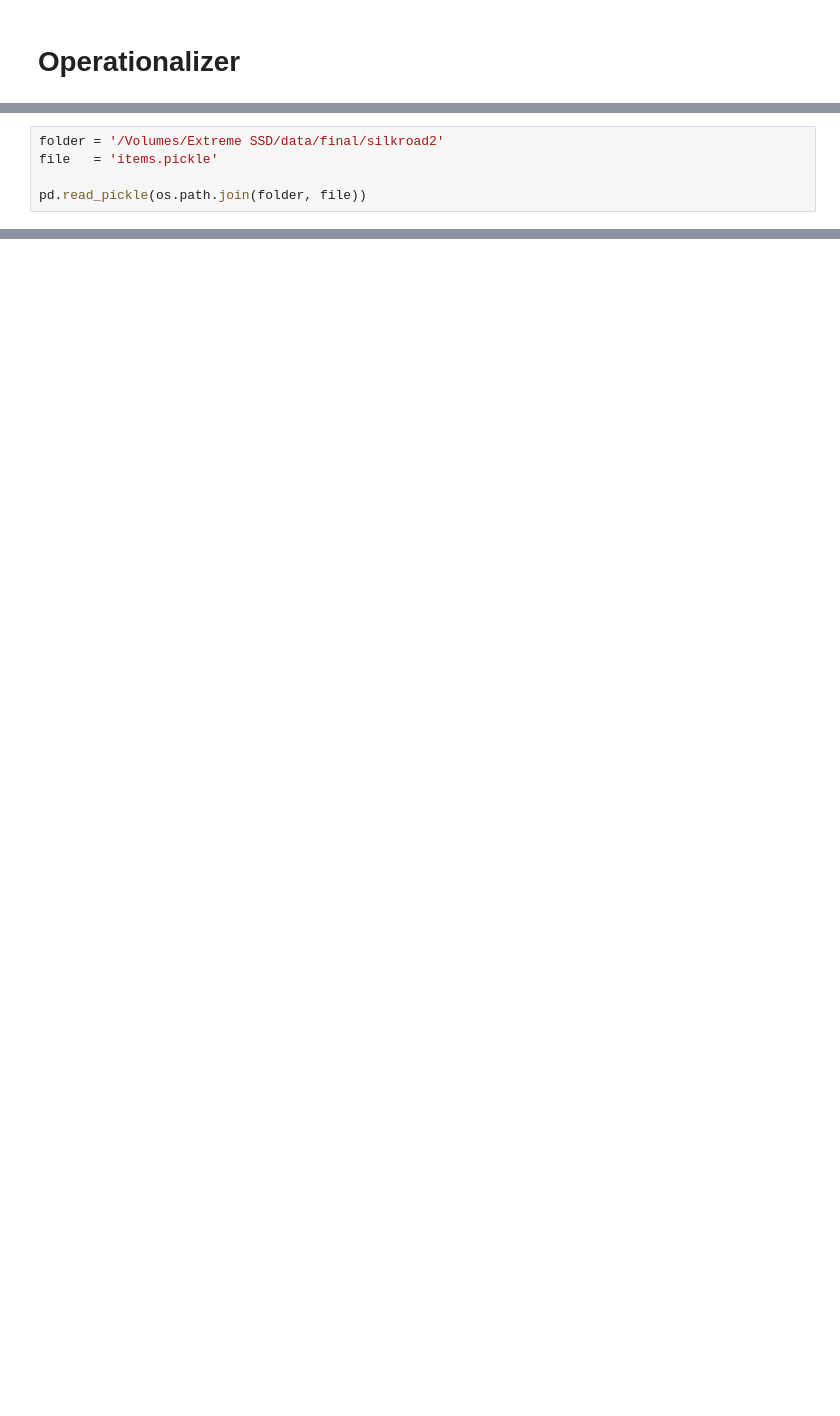
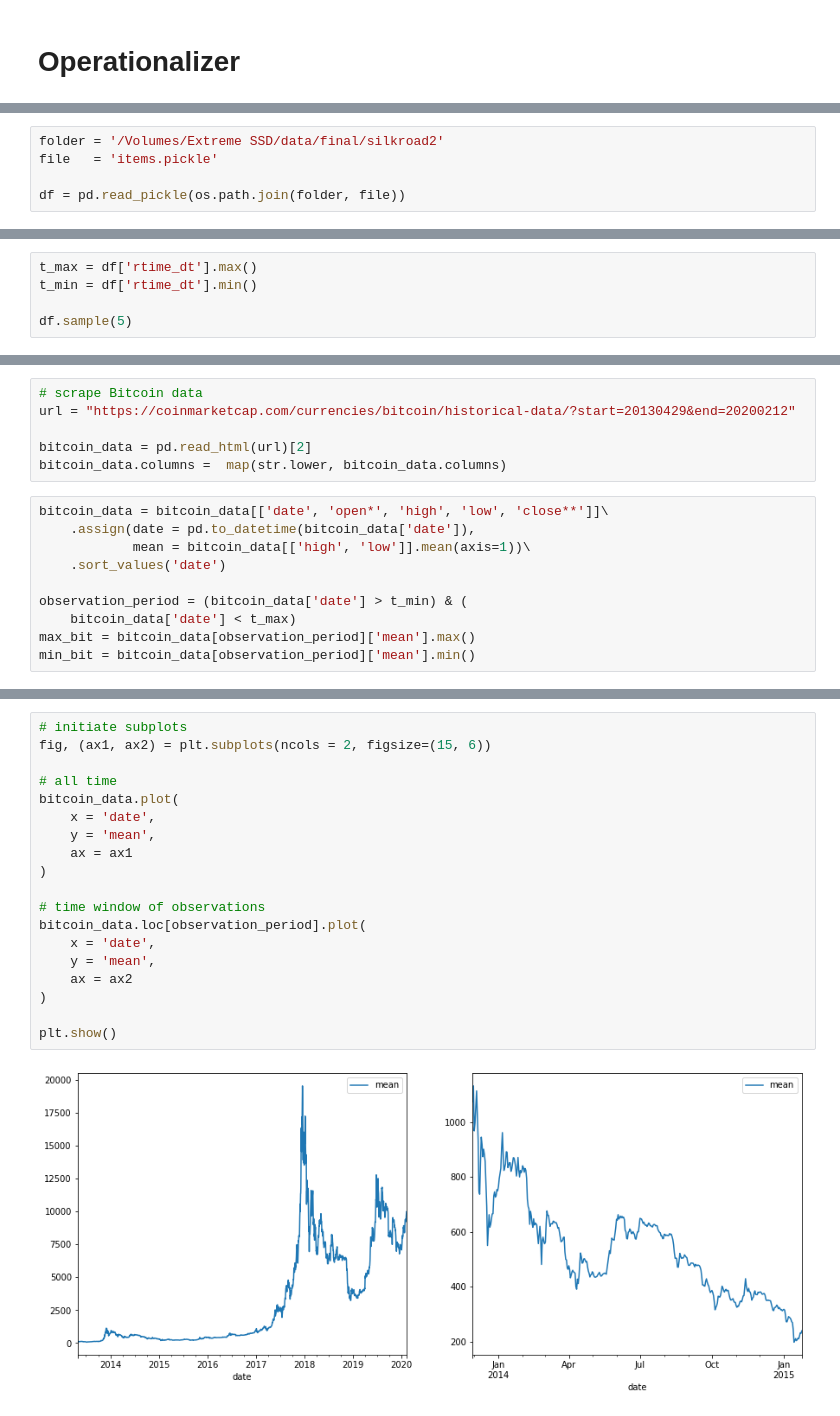
Before and after one commit to jossl95/ARF, a Jupyter notebook: Operationalizer.ipynb, the cells around one changed output, grey strips where cells are left out. Drawn from its saved outputs; the diff is of its cells as text; blank space fills up the shorter version.

```diff
--- a/Operationalizer.ipynb
+++ b/Operationalizer.ipynb
@@ -7,4 +12,4 @@ import os
 folder = '/Volumes/Extreme SSD/data/final/silkroad2'
 file   = 'items.pickle'
 
-pd.read_pickle(os.path.join(folder, file))
+df = pd.read_pickle(os.path.join(folder, file))
@@ -24,0 +16,5 @@ pd.read_pickle(os.path.join(folder, file))
+# %%
+t_max = df['rtime_dt'].max()
+t_min = df['rtime_dt'].min()
+
+df.sample(5)
@@ -24,0 +30,16 @@ pd.read_pickle(os.path.join(folder, file))
+# %%
+# scrape Bitcoin data
+url = "https://coinmarketcap.com/currencies/bitcoin/historical-data/?start=20130429&end=20200212"
+
+bitcoin_data = pd.read_html(url)[2]
+bitcoin_data.columns =  map(str.lower, bitcoin_data.columns)
+# %%
+bitcoin_data = bitcoin_data[['date', 'open*', 'high', 'low', 'close**']]\
+    .assign(date = pd.to_datetime(bitcoin_data['date']),
+            mean = bitcoin_data[['high', 'low']].mean(axis=1))\
+    .sort_values('date')
+
+observation_period = (bitcoin_data['date'] > t_min) & (
+    bitcoin_data['date'] < t_max)
+max_bit = bitcoin_data[observation_period]['mean'].max()
+min_bit = bitcoin_data[observation_period]['mean'].min()
@@ -24,0 +66,21 @@ pd.read_pickle(os.path.join(folder, file))
+# %%
+# initiate subplots
+fig, (ax1, ax2) = plt.subplots(ncols = 2, figsize=(15, 6))
+
+# all time
+bitcoin_data.plot(
+    x = 'date',
+    y = 'mean',
+    ax = ax1
+)
+
+# time window of observations
+bitcoin_data.loc[observation_period].plot(
+    x = 'date',
+    y = 'mean',
+    ax = ax2
+)
+
+plt.show()
+# %% [output]
+[figure, added]
```
Also changed, not shown: parts of 7 cells of this notebook, 2 other files.
